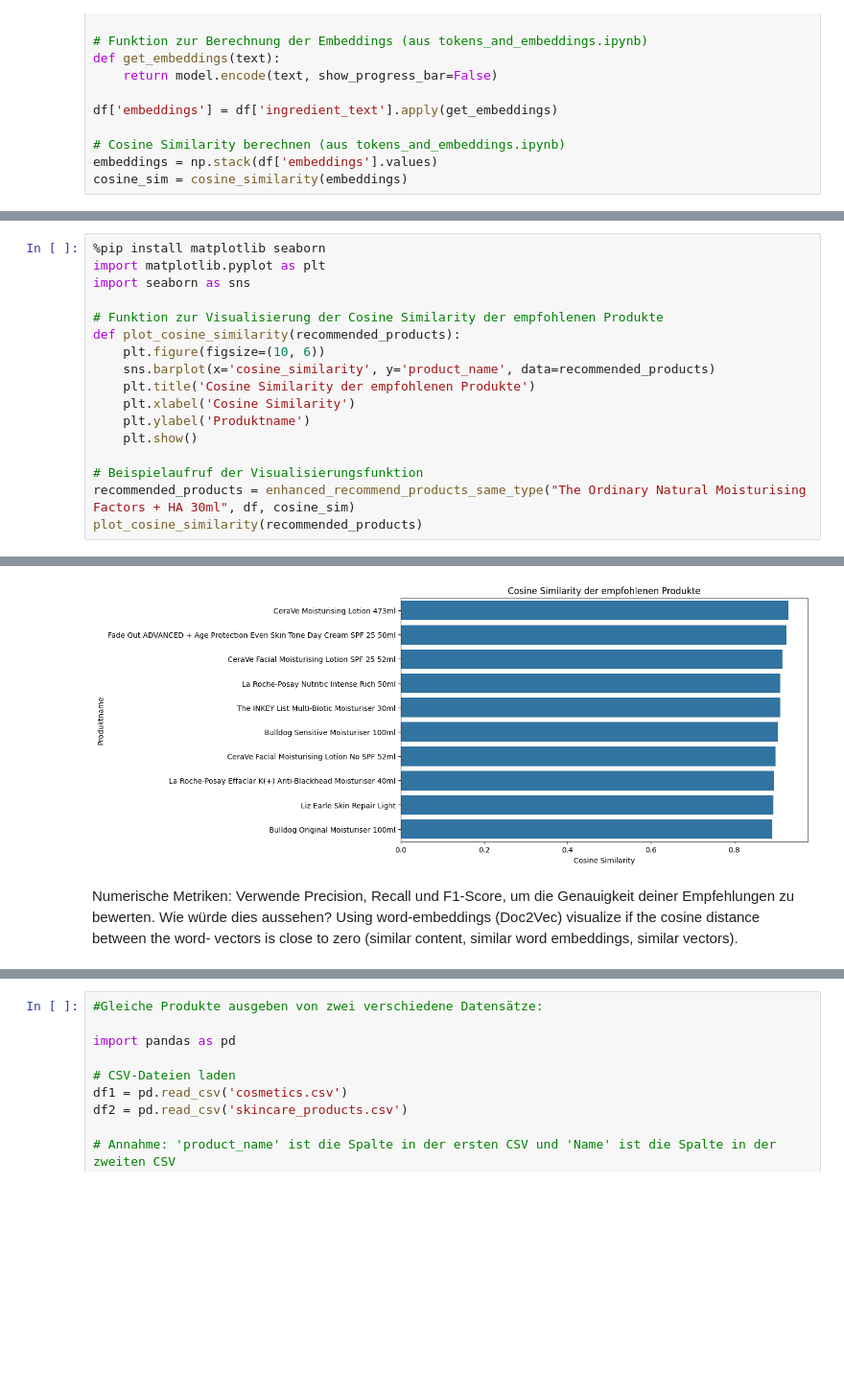
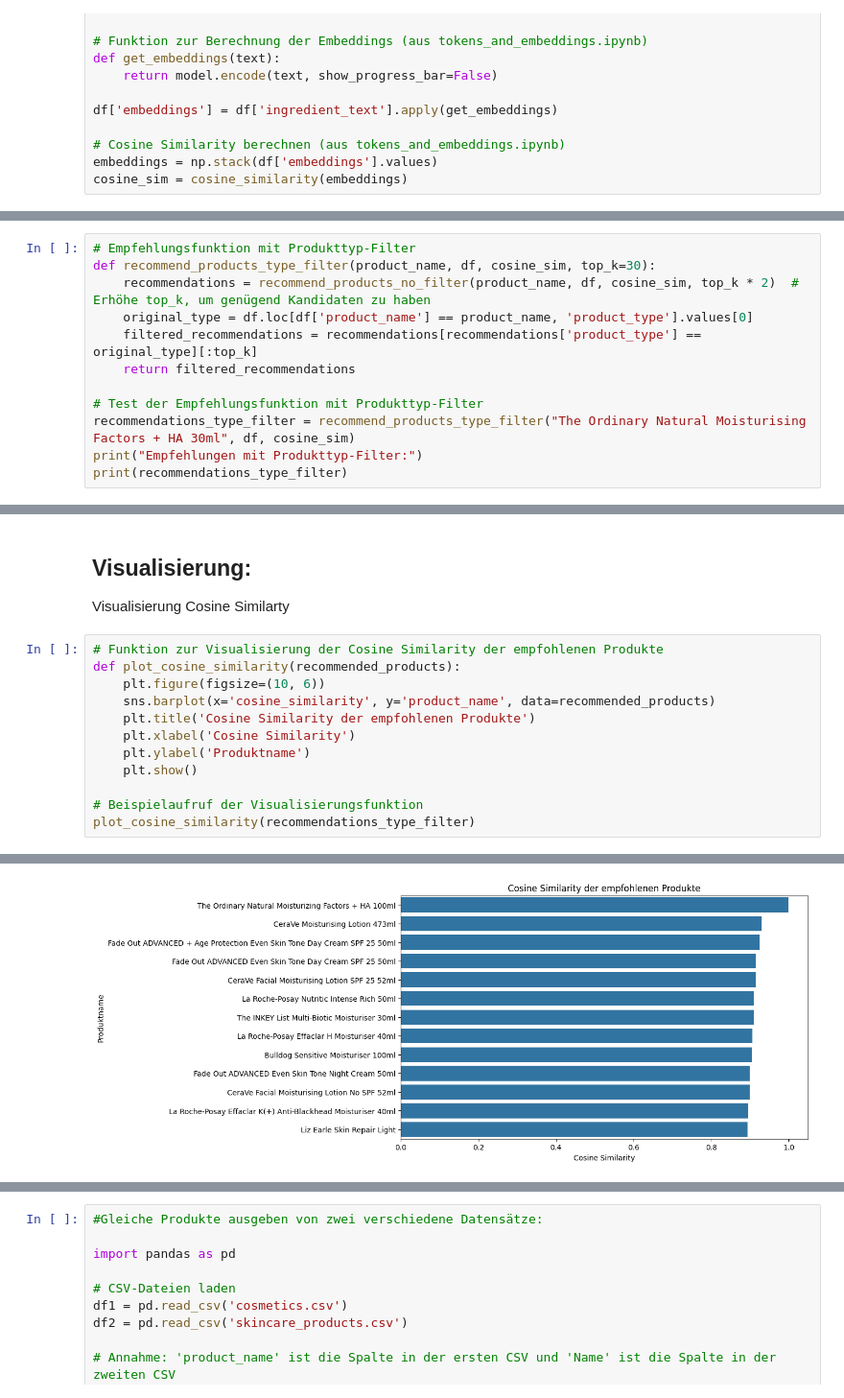
Before and after one commit to goernjosi/Projekt, a Jupyter notebook: vorschlag3.ipynb, the cells around one changed output, grey strips where cells are left out. Shown at 96% size. Drawn from its saved outputs; the diff is of its cells as text; blank space fills up the shorter version.

```diff
--- a/vorschlag3.ipynb
+++ b/vorschlag3.ipynb
@@ -260,0 +160,12 @@ print(enhanced_recommend_products_same_type_no_price_filter("The Ordinary Natura
+# %%
+# Empfehlungsfunktion mit Produkttyp-Filter
+def recommend_products_type_filter(product_name, df, cosine_sim, top_k=30):
+    recommendations = recommend_products_no_filter(product_name, df, cosine_sim, top_k * 2)  # Erhöhe top_k, um genügend Kandidaten zu haben
+    original_type = df.loc[df['product_name'] == product_name, 'product_type'].values[0]
+    filtered_recommendations = recommendations[recommendations['product_type'] == original_type][:top_k]
+    return filtered_recommendations
+
+# Test der Empfehlungsfunktion mit Produkttyp-Filter
+recommendations_type_filter = recommend_products_type_filter("The Ordinary Natural Moisturising Factors + HA 30ml", df, cosine_sim)
+print("Empfehlungen mit Produkttyp-Filter:")
+print(recommendations_type_filter)
@@ -261,8 +208,8 @@ print(enhanced_recommend_products_same_type_no_price_filter("The Ordinary Natura
+# %% [markdown]
+## Visualisierung:
+
+Visualisierung Cosine Similarty
 # %%
-%pip install matplotlib seaborn
-import matplotlib.pyplot as plt
-import seaborn as sns
-
 # Funktion zur Visualisierung der Cosine Similarity der empfohlenen Produkte
 def plot_cosine_similarity(recommended_products):
     plt.figure(figsize=(10, 6))
@@ -273,6 +220,5 @@ def plot_cosine_similarity(recommended_products):
     plt.show()
 
 # Beispielaufruf der Visualisierungsfunktion
-recommended_products = enhanced_recommend_products_same_type("The Ordinary Natural Moisturising Factors + HA 30ml", df, cosine_sim)
-plot_cosine_similarity(recommended_products)
+plot_cosine_similarity(recommendations_type_filter)
 # %% [output]
@@ -295,7 +225,3 @@ Note: you may need to restart the kernel to use updated packages.
-[figure, old version]
+[figure, new version]
-# %% [markdown]
-Numerische Metriken: Verwende Precision, Recall und F1-Score, um die Genauigkeit deiner Empfehlungen zu bewerten. Wie würde dies aussehen?
-Using word-embeddings (Doc2Vec) visualize if the cosine distance between the word-
-vectors is close to zero (similar content, similar word embeddings, similar vectors).
 # %% [markdown]
 Visualisierung der Embidden:
```
Also changed, not shown: parts of 32 cells of this notebook, 5 other files.
